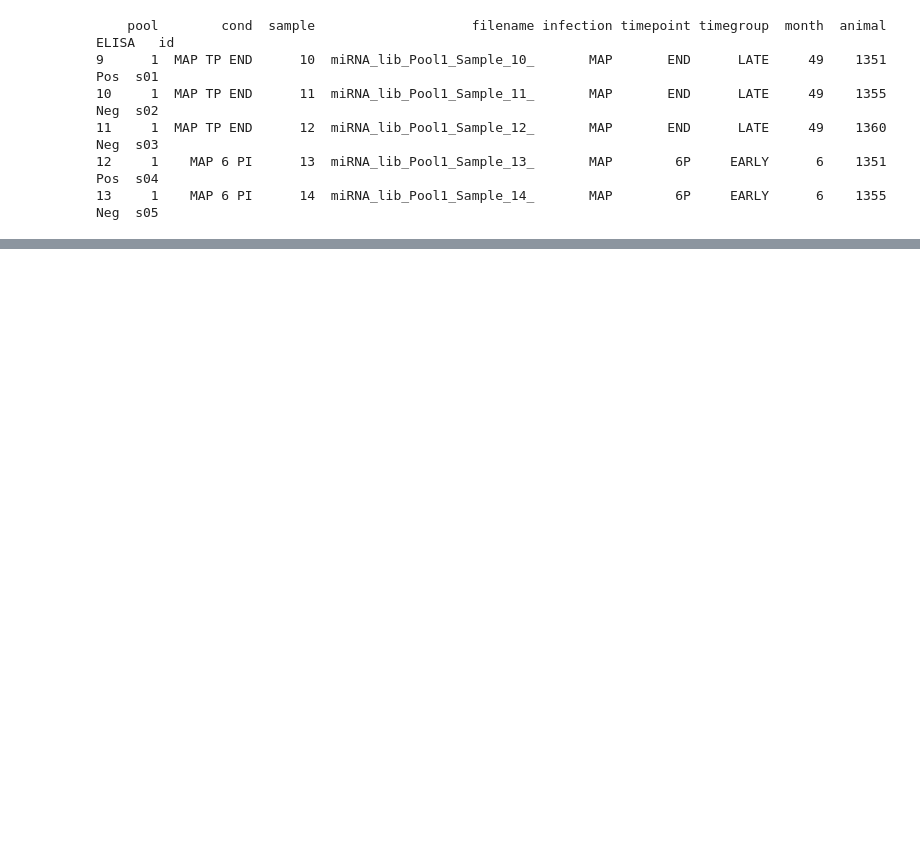
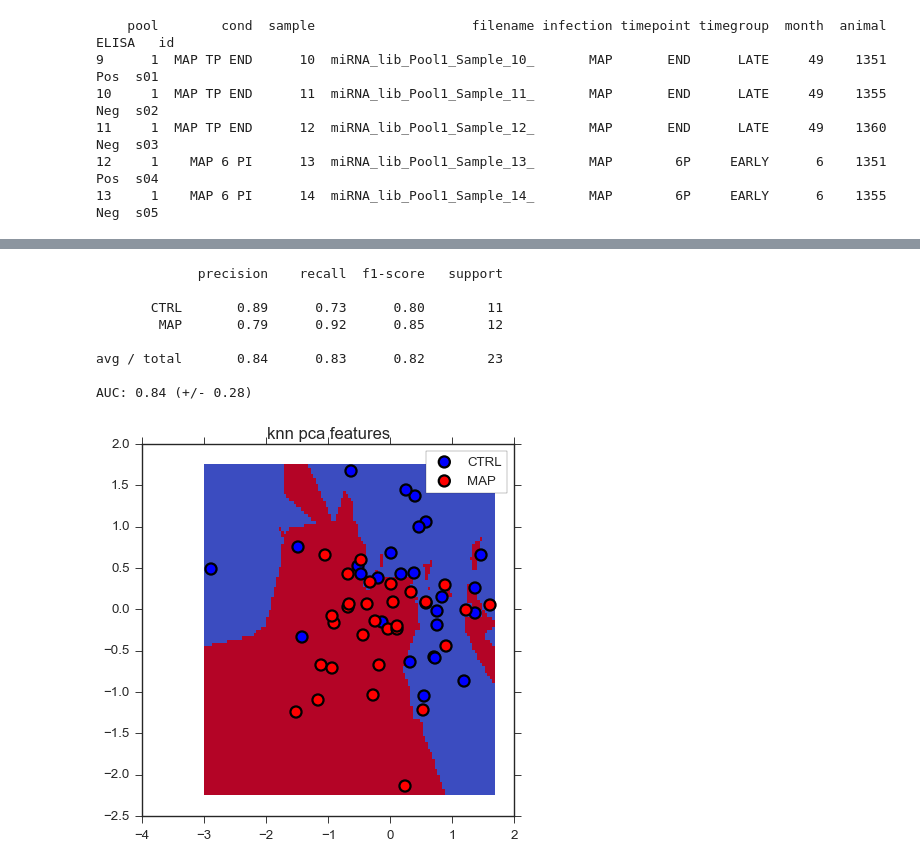
Before and after one commit to dmnfarrell/gordon-group, a Jupyter notebook: mirnaseq/miRNA_features_analysis.ipynb, the cells around one changed output, grey strips where cells are left out. Cells and saved outputs as stored; diff of their text form; code cells hidden in the pictures; blank space fills up the shorter version.

```diff
--- a/mirnaseq/miRNA_features_analysis.ipynb
+++ b/mirnaseq/miRNA_features_analysis.ipynb
@@ -100,12 +114,14 @@ def doPCA(X):
     print pca.explained_variance_ratio_
     Xt = pca.fit_transform(X)
 
-    plt.figure(figsize=(6,6))
-    for c, i in zip("brgyc", labels):
-        plt.scatter(Xt[y == i, 0], Xt[y == i, 1], c=c, s=100, label=i, alpha=0.8)
+    f,(ax1,ax2) = plt.subplots(1,2,figsize=(10,5))
+
+    plot2D(X, ax=ax1)
+    plot2D(Xt, ax=ax2)
     plt.xlabel('PC1')
     plt.ylabel('PC2')
-    plt.legend()
+    plt.tight_layout()
+    #plot3D(X)
     plot3D(Xt)
     return Xt
 # %%
@@ -173,0 +223,12 @@ Xt = doPCA(X)
+# %%
+cl2 = classify(Xt, y, knn, 'knn pca features')
+# %% [output]
+             precision    recall  f1-score   support
+
+       CTRL       0.89      0.73      0.80        11
+        MAP       0.79      0.92      0.85        12
+
+avg / total       0.84      0.83      0.82        23
+
+AUC: 0.84 (+/- 0.28)
+[figure, added]
```
Also changed, not shown: parts of 17 cells of this notebook, 1 other file.
